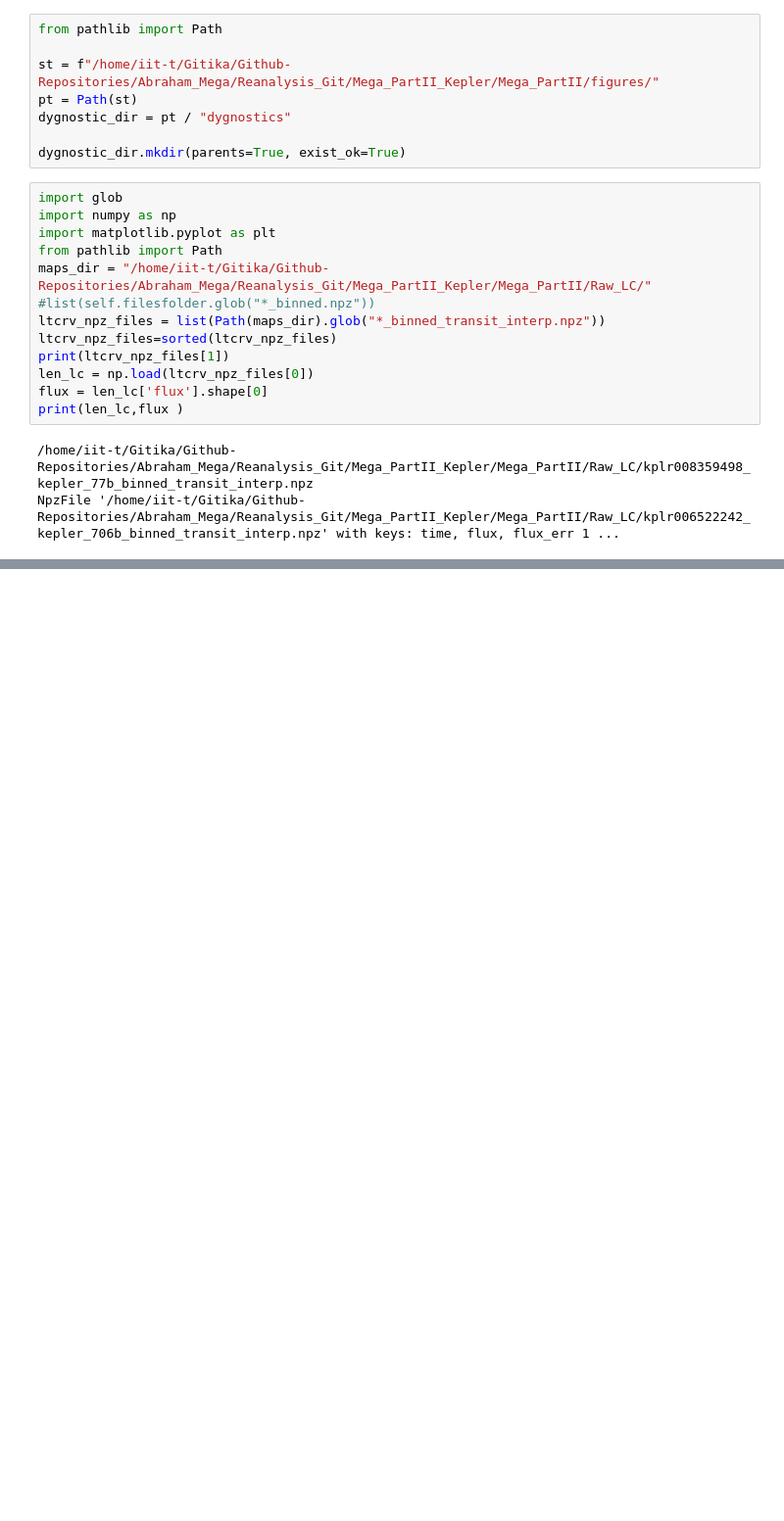
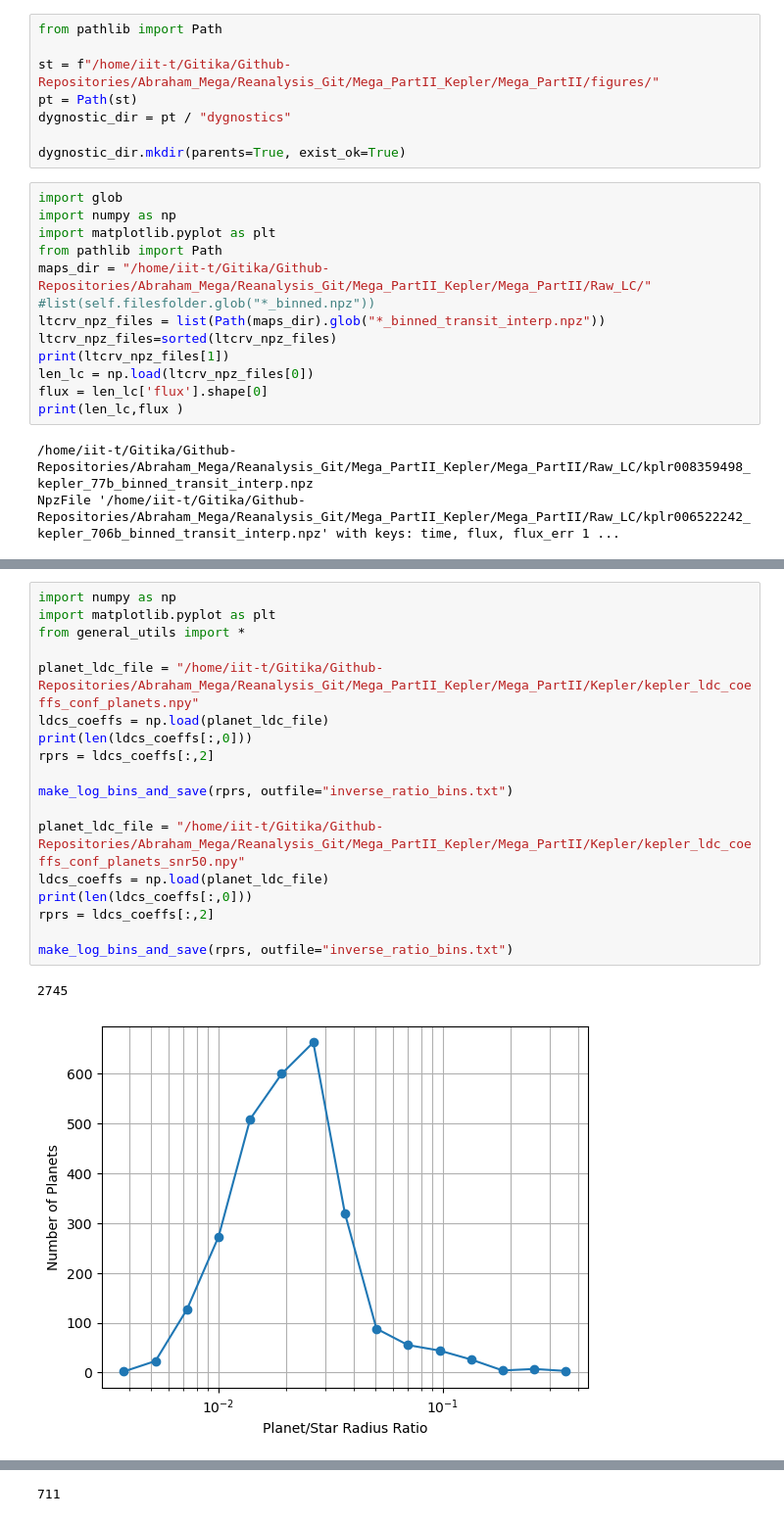
Before and after one commit to gitika2021/Mega_PartII, a Jupyter notebook: clean_codes_v2/Tests.ipynb, the cells around one changed output, grey strips where cells are left out. Shown at 98% size. Drawn from its saved outputs; the diff is of its cells as text; blank space fills up the shorter version.

```diff
--- a/clean_codes_v2/Tests.ipynb
+++ b/clean_codes_v2/Tests.ipynb
@@ -24,0 +55,21 @@ NpzFile '/home/iit-t/Gitika/Github-Repositories/Abraham_Mega/Reanalysis_Git/Mega
+# %%
+import numpy as np
+import matplotlib.pyplot as plt
+from general_utils import *
+
+planet_ldc_file = "/home/iit-t/Gitika/Github-Repositories/Abraham_Mega/Reanalysis_Git/Mega_PartII_Kepler/Mega_PartII/Kepler/kepler_ldc_coeffs_conf_planets.npy"
+ldcs_coeffs = np.load(planet_ldc_file)
+print(len(ldcs_coeffs[:,0]))
+rprs = ldcs_coeffs[:,2]
+
+make_log_bins_and_save(rprs, outfile="inverse_ratio_bins.txt")
+
+planet_ldc_file = "/home/iit-t/Gitika/Github-Repositories/Abraham_Mega/Reanalysis_Git/Mega_PartII_Kepler/Mega_PartII/Kepler/kepler_ldc_coeffs_conf_planets_snr50.npy"
+ldcs_coeffs = np.load(planet_ldc_file)
+print(len(ldcs_coeffs[:,0]))
+rprs = ldcs_coeffs[:,2]
+
+make_log_bins_and_save(rprs, outfile="inverse_ratio_bins.txt")
+# %% [output]
+2745
+[figure, added]
@@ -24,0 +78 @@ NpzFile '/home/iit-t/Gitika/Github-Repositories/Abraham_Mega/Reanalysis_Git/Mega
+711
```
Also changed, not shown: parts of 8 cells of this notebook, 19 other files.
